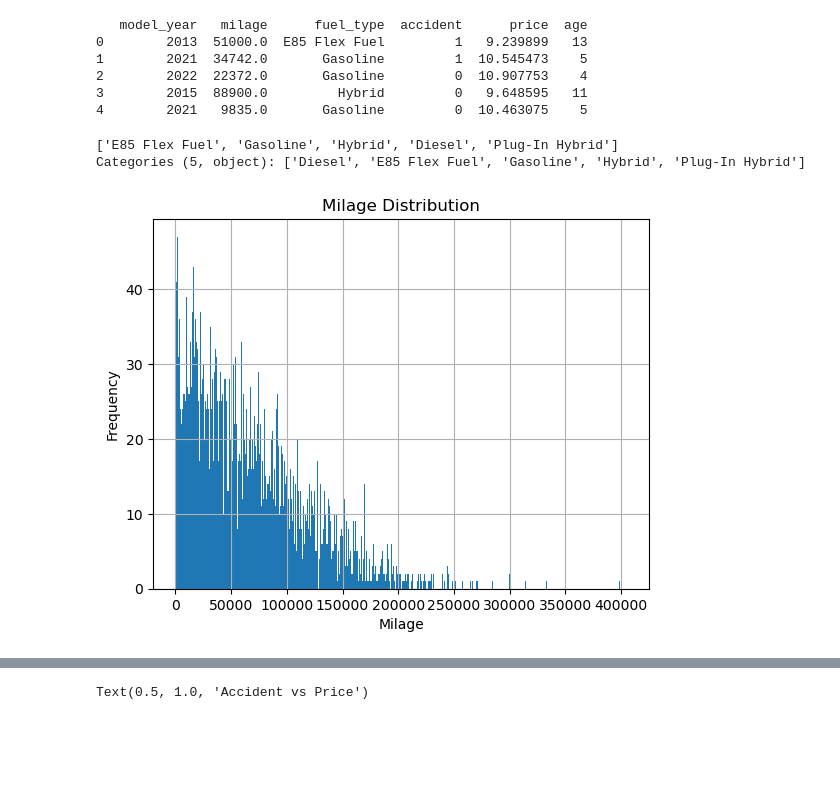
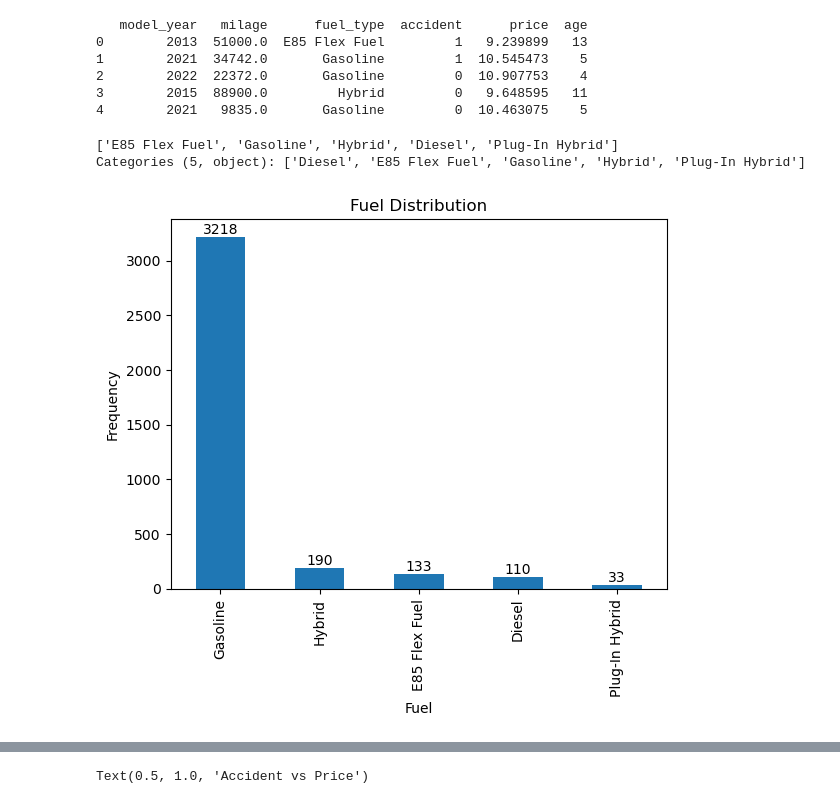
Before and after one commit to JustinTrenchcoat/Bayesian_Stat_2026, a Jupyter notebook: EDA.ipynb, the cells around one changed output, grey strips where cells are left out. Drawn from its saved outputs; the diff is of its cells as text; code cells hidden in the pictures; blank space fills up the shorter version.

```diff
--- a/EDA.ipynb
+++ b/EDA.ipynb
@@ -43,15 +32,17 @@ print(df_new.head())
 4        2021   9835.0       Gasoline         0  10.463075    5
 # %%
 print(df_new['fuel_type'].unique())
+counts = df_new["fuel_type"].value_counts()
+
+ax = counts.plot(kind='bar')
+for i, v in enumerate(counts):
+    ax.text(i, v, str(v), ha='center', va='bottom')
+
+plt.title('Fuel Distribution')
+plt.xlabel('Fuel')
+plt.ylabel('Frequency')
+plt.show()
 # %% [output]
 ['E85 Flex Fuel', 'Gasoline', 'Hybrid', 'Diesel', 'Plug-In Hybrid']
 Categories (5, object): ['Diesel', 'E85 Flex Fuel', 'Gasoline', 'Hybrid', 'Plug-In Hybrid']
+[figure, added]
-# %%
-# visualizations
-df_new["milage"].hist(bins=500)
-plt.title('Milage Distribution')
-plt.xlabel('Milage')
-plt.ylabel('Frequency')
-plt.show()
-# %% [output]
-[figure, removed]
```
Also changed, not shown: parts of 6 cells of this notebook, 3 other files.
